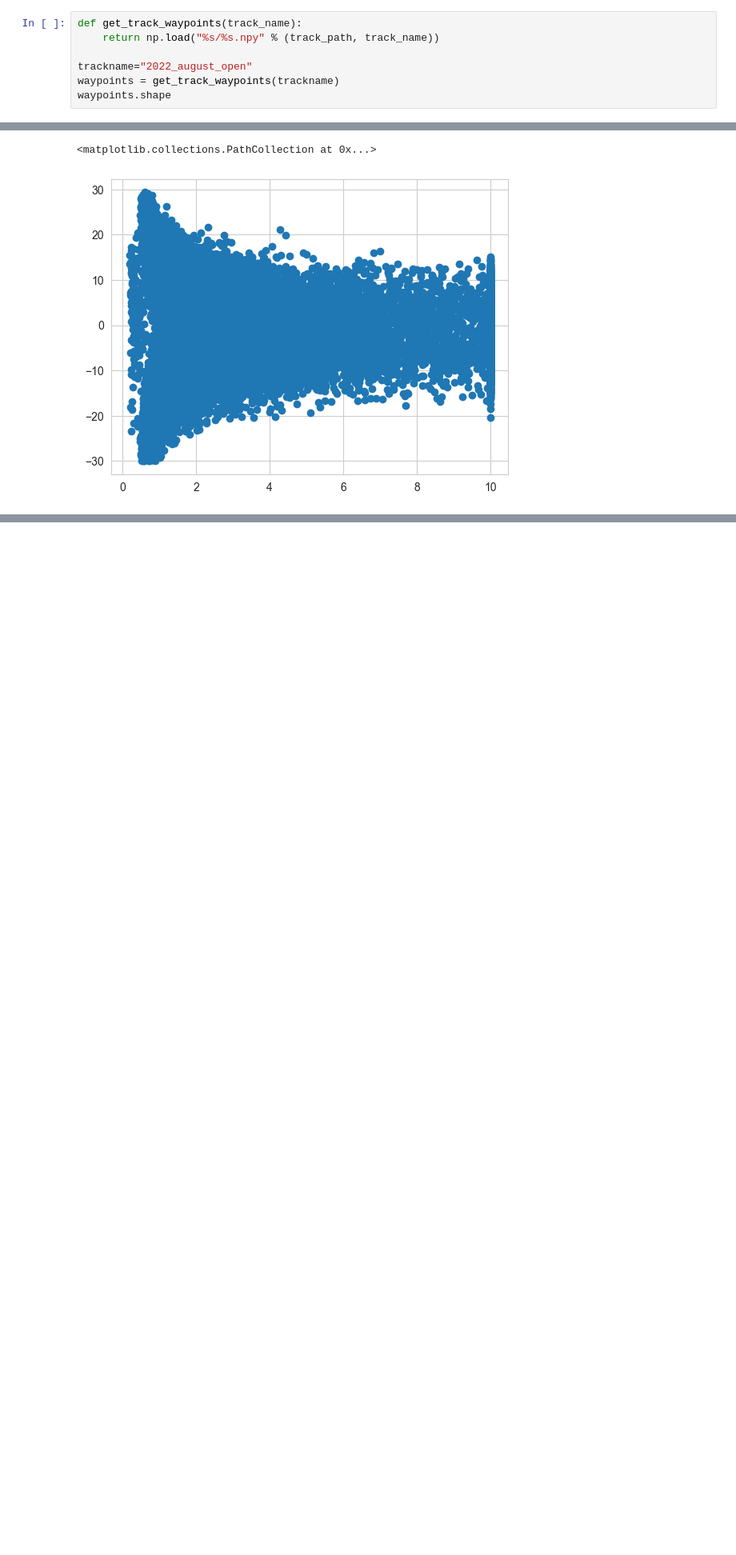
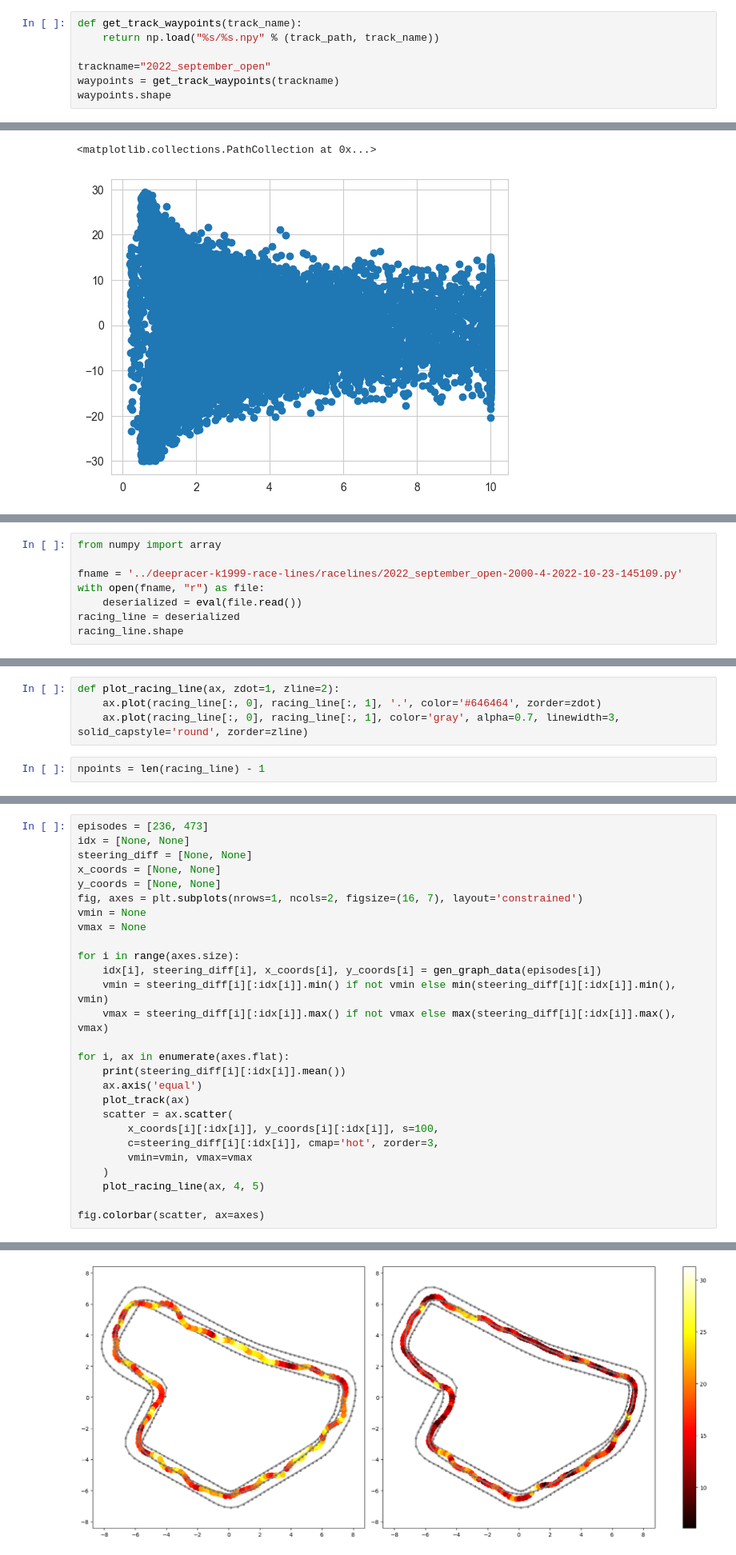
Before and after one commit to rohand2412/deepracer, a Jupyter notebook: log-analysis/steering_angle_analysis.ipynb, the cells around one changed output, grey strips where cells are left out. Shown at 80% size. Drawn from its saved outputs; the diff is of its cells as text; blank space fills up the shorter version.

Commit message:
Generated split-screen steer diff heatmaps

```diff
--- a/log-analysis/steering_angle_analysis.ipynb
+++ b/log-analysis/steering_angle_analysis.ipynb
@@ -106,7 +106,7 @@ print(ListFiles)
 def get_track_waypoints(track_name):
     return np.load("%s/%s.npy" % (track_path, track_name))
 
-trackname="2022_august_open"
+trackname="2022_september_open"
 waypoints = get_track_waypoints(trackname)
 waypoints.shape
 # %% [output]
@@ -245,0 +225,8 @@ Name: 144010, dtype: object
+# %%
+from numpy import array
+
+fname = '../deepracer-k1999-race-lines/racelines/2022_september_open-2000-4-2022-10-23-145109.py'
+with open(fname, "r") as file:
+    deserialized = eval(file.read())
+racing_line = deserialized
+racing_line.shape
@@ -245,0 +235,6 @@ Name: 144010, dtype: object
+# %%
+def plot_racing_line(ax, zdot=1, zline=2):
+    ax.plot(racing_line[:, 0], racing_line[:, 1], '.', color='#646464', zorder=zdot)
+    ax.plot(racing_line[:, 0], racing_line[:, 1], color='gray', alpha=0.7, linewidth=3, solid_capstyle='round', zorder=zline)
+# %%
+npoints = len(racing_line) - 1
@@ -245,0 +268,28 @@ Name: 144010, dtype: object
+# %%
+episodes = [236, 473]
+idx = [None, None]
+steering_diff = [None, None]
+x_coords = [None, None]
+y_coords = [None, None]
+fig, axes = plt.subplots(nrows=1, ncols=2, figsize=(16, 7), layout='constrained')
+vmin = None
+vmax = None
+
+for i in range(axes.size):
+    idx[i], steering_diff[i], x_coords[i], y_coords[i] = gen_graph_data(episodes[i])
+    vmin = steering_diff[i][:idx[i]].min() if not vmin else min(steering_diff[i][:idx[i]].min(), vmin)
+    vmax = steering_diff[i][:idx[i]].max() if not vmax else max(steering_diff[i][:idx[i]].max(), vmax)
+
+for i, ax in enumerate(axes.flat):
+    print(steering_diff[i][:idx[i]].mean())
+    ax.axis('equal')
+    plot_track(ax)
+    scatter = ax.scatter(
+        x_coords[i][:idx[i]], y_coords[i][:idx[i]], s=100,
+        c=steering_diff[i][:idx[i]], cmap='hot', zorder=3,
+        vmin=vmin, vmax=vmax
+    )
+    plot_racing_line(ax, 4, 5)
+
+fig.colorbar(scatter, ax=axes)
+# %% [output]
@@ -245,0 +299 @@ Name: 144010, dtype: object
+[figure, added]
```
Also changed, not shown: parts of 9 cells of this notebook.
